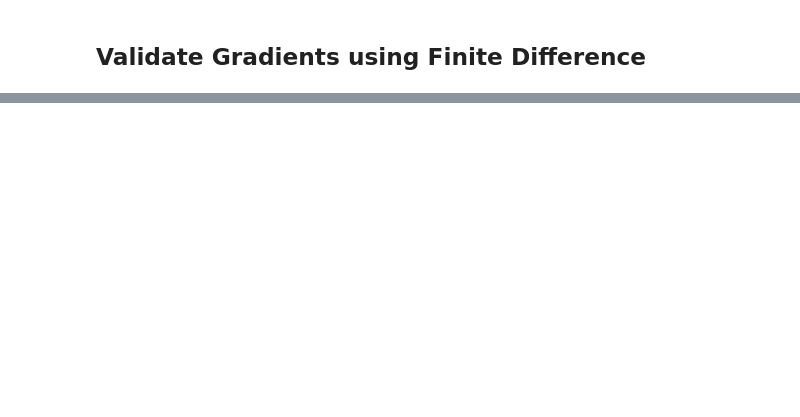
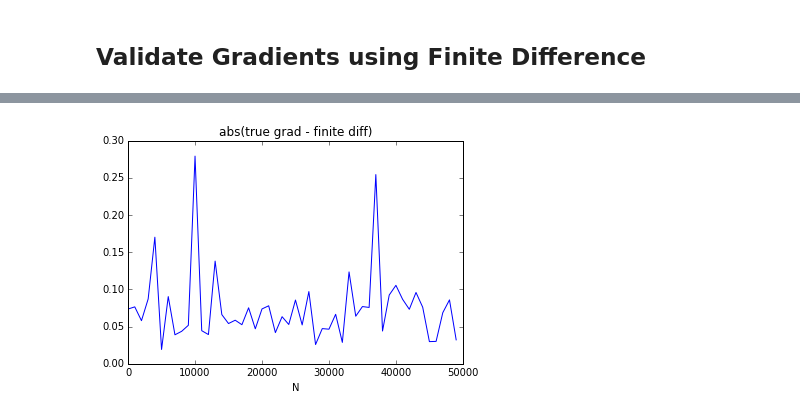
Before and after one commit to mabounassif/IFT6135H19_assignment, a Jupyter notebook: mlp.ipynb, the cells around one changed output, grey strips where cells are left out. Saved outputs shown, nothing was run; the diff lists cells and outputs as text; code cells hidden in the pictures; blank space fills up the shorter version.

```diff
--- a/mlp.ipynb
+++ b/mlp.ipynb
@@ -146,6 +146,6 @@ def loss(self, predictions, targets):
     N = predictions.shape[0] # batch size
     k = predictions.shape[1] # numb of classes
 
-    return np.sum(-1*np.multiply(np.eye(k)[targets], np.log10(predictions)))/N
+    return -1*np.sum(np.multiply(np.eye(k)[targets], np.log10(predictions)))/N
 # %%
 def loss_prime(self, predictions, targets):
@@ -331,0 +416,41 @@ Validation error rate: 0.1597
+# %%
+N = range(0, 50000, 1000)
+i = range(1, p)
+
+max_diff = []
+
+for n in N:
+    grad_diff = []
+
+    for _i in i:
+        initialize_glorot_weights(mlp)
+        mlp.theta['w'][1][:,p:] = 0
+        old_w = mlp.theta['w'][1][:,_i]
+
+        mlp.theta['w'][1][:,_i] = old_w + e
+        Y_h = forward(mlp, x)
+        l_los = loss(mlp, Y_h, y)
+
+        mlp.theta['w'][1][:,_i] = old_w - e
+        Y_h = forward(mlp, x)
+        r_los = loss(mlp, Y_h, y)
+
+        delta_N_i = (l_los - r_los)/(2*e)
+
+        mlp.theta['w'][1][:,_i] = old_w
+        mlp.theta['w'][1][:,p:] = 0
+
+        forward(mlp, x)
+        backward(mlp, np.array([y]))
+        real_grad = mlp.grads['w'][1]
+
+        grad_diff.append(abs(delta_N_i - real_grad))
+
+    max_diff.append(np.max(grad_diff))
+# %%
+plt.plot(N, max_diff)
+plt.xlabel('N')
+plt.title('abs(true grad - finite diff)')
+plt.show()
+# %% [output]
+[figure, added]
```
Also changed, not shown: parts of 14 cells of this notebook.
